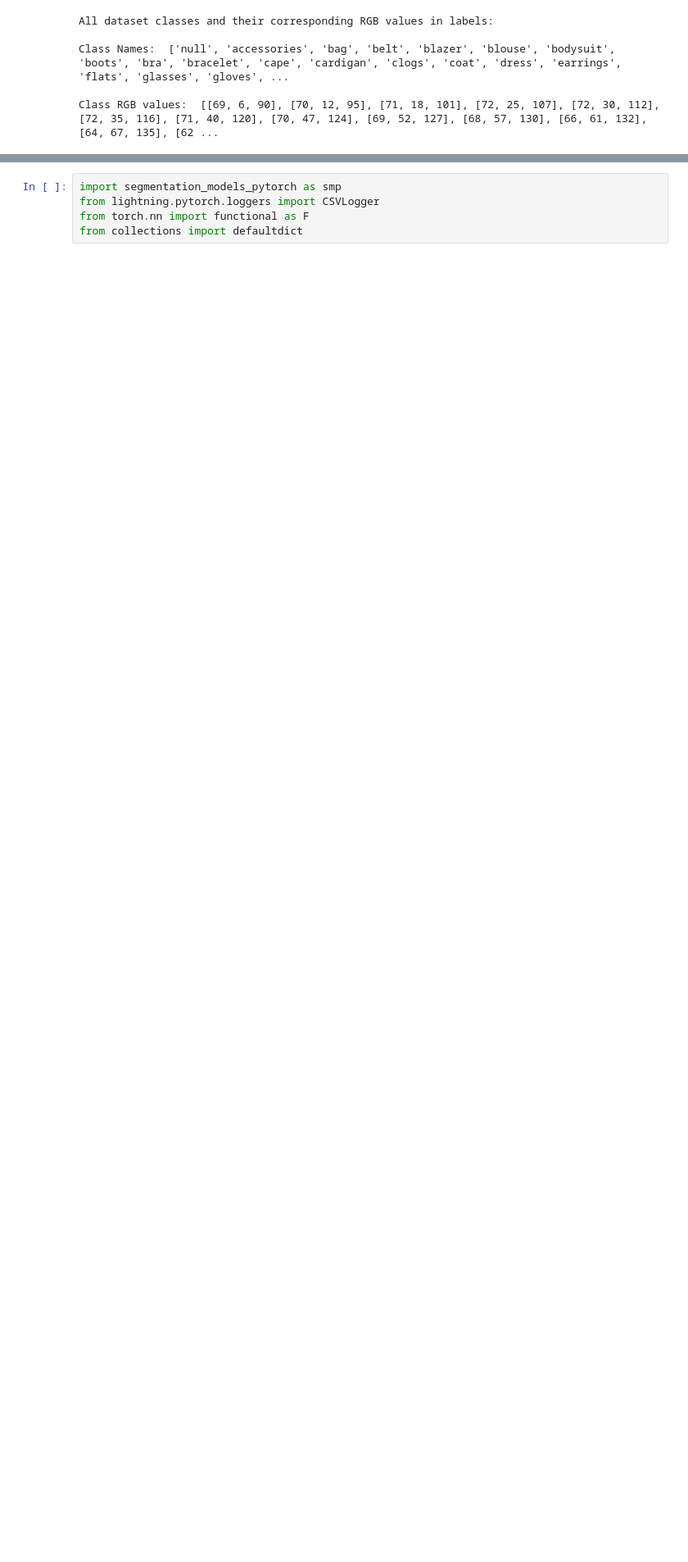
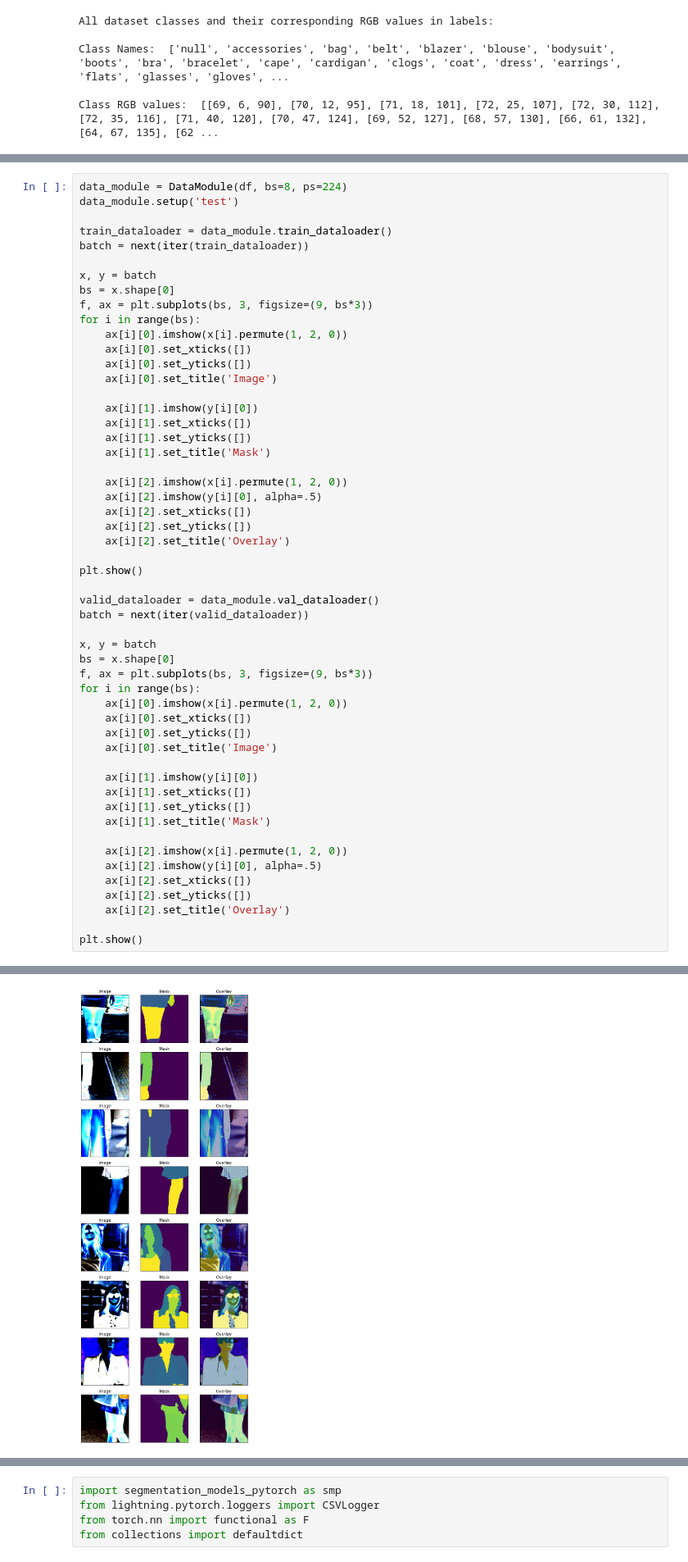
Before and after one commit to MariaGoico/CV_Semantic_Segmentation, a Jupyter notebook: Assignment_semantic_segmentation.ipynb, the cells around one changed output, grey strips where cells are left out. Shown at 82% size. Drawn from its saved outputs; the diff is of its cells as text; blank space fills up the shorter version.

```diff
--- a/Assignment_semantic_segmentation.ipynb
+++ b/Assignment_semantic_segmentation.ipynb
@@ -176,0 +221,54 @@ class DataModule(pl.LightningDataModule):
+# %%
+data_module = DataModule(df, bs=8, ps=224)
+data_module.setup('test')
+
+train_dataloader = data_module.train_dataloader()
+batch = next(iter(train_dataloader))
+
+x, y = batch
+bs = x.shape[0]
+f, ax = plt.subplots(bs, 3, figsize=(9, bs*3))
+for i in range(bs):
+    ax[i][0].imshow(x[i].permute(1, 2, 0))
+    ax[i][0].set_xticks([])
+    ax[i][0].set_yticks([])
+    ax[i][0].set_title('Image')
+
+    ax[i][1].imshow(y[i][0])
+    ax[i][1].set_xticks([])
+    ax[i][1].set_yticks([])
+    ax[i][1].set_title('Mask')
+
+    ax[i][2].imshow(x[i].permute(1, 2, 0))
+    ax[i][2].imshow(y[i][0], alpha=.5)
+    ax[i][2].set_xticks([])
+    ax[i][2].set_yticks([])
+    ax[i][2].set_title('Overlay')
+
+plt.show()
+
+valid_dataloader = data_module.val_dataloader()
+batch = next(iter(valid_dataloader))
+
+x, y = batch
+bs = x.shape[0]
+f, ax = plt.subplots(bs, 3, figsize=(9, bs*3))
+for i in range(bs):
+    ax[i][0].imshow(x[i].permute(1, 2, 0))
+    ax[i][0].set_xticks([])
+    ax[i][0].set_yticks([])
+    ax[i][0].set_title('Image')
+
+    ax[i][1].imshow(y[i][0])
+    ax[i][1].set_xticks([])
+    ax[i][1].set_yticks([])
+    ax[i][1].set_title('Mask')
+
+    ax[i][2].imshow(x[i].permute(1, 2, 0))
+    ax[i][2].imshow(y[i][0], alpha=.5)
+    ax[i][2].set_xticks([])
+    ax[i][2].set_yticks([])
+    ax[i][2].set_title('Overlay')
+
+plt.show()
+# %% [output]
@@ -176,0 +292 @@ class DataModule(pl.LightningDataModule):
+[figure, added]
```
Also changed, not shown: parts of 4 cells of this notebook, 1 other file.
